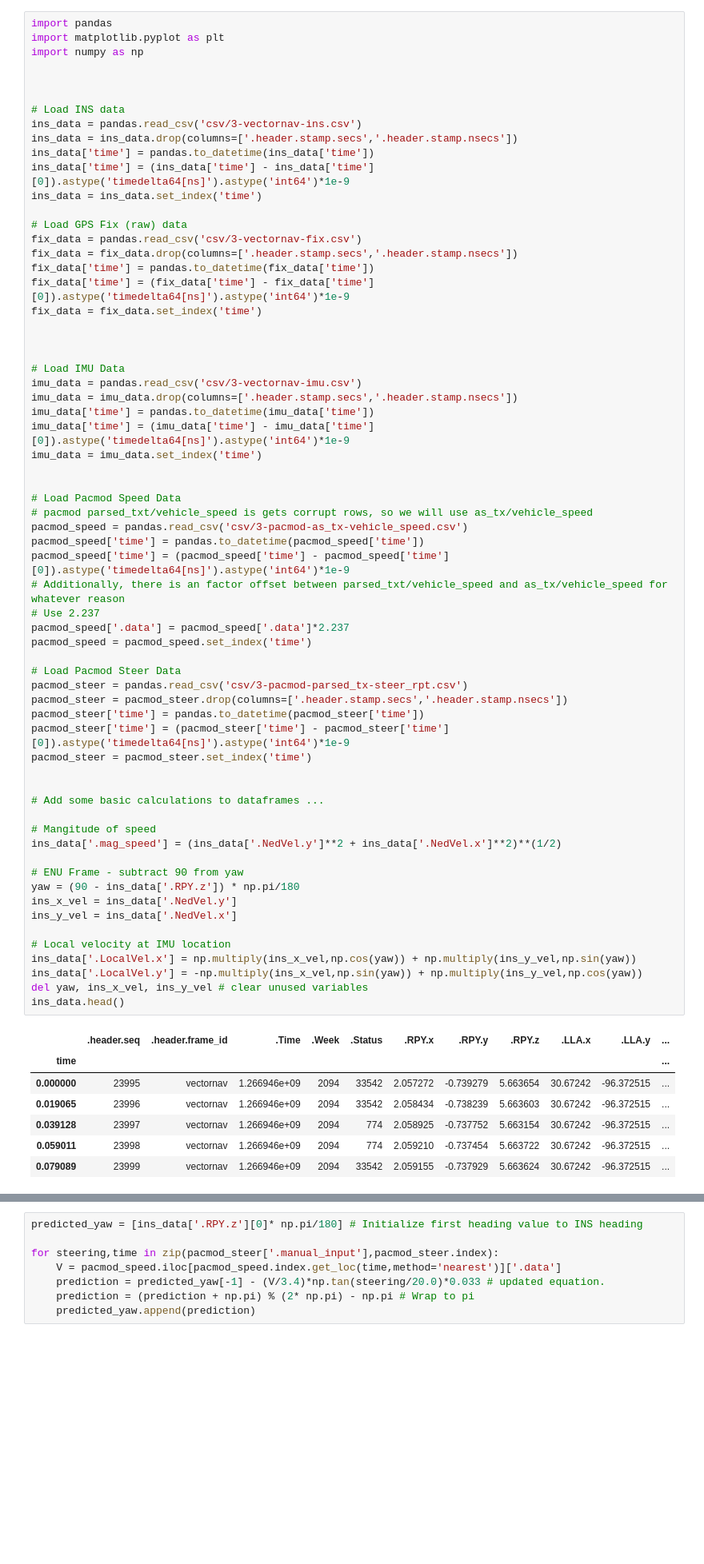
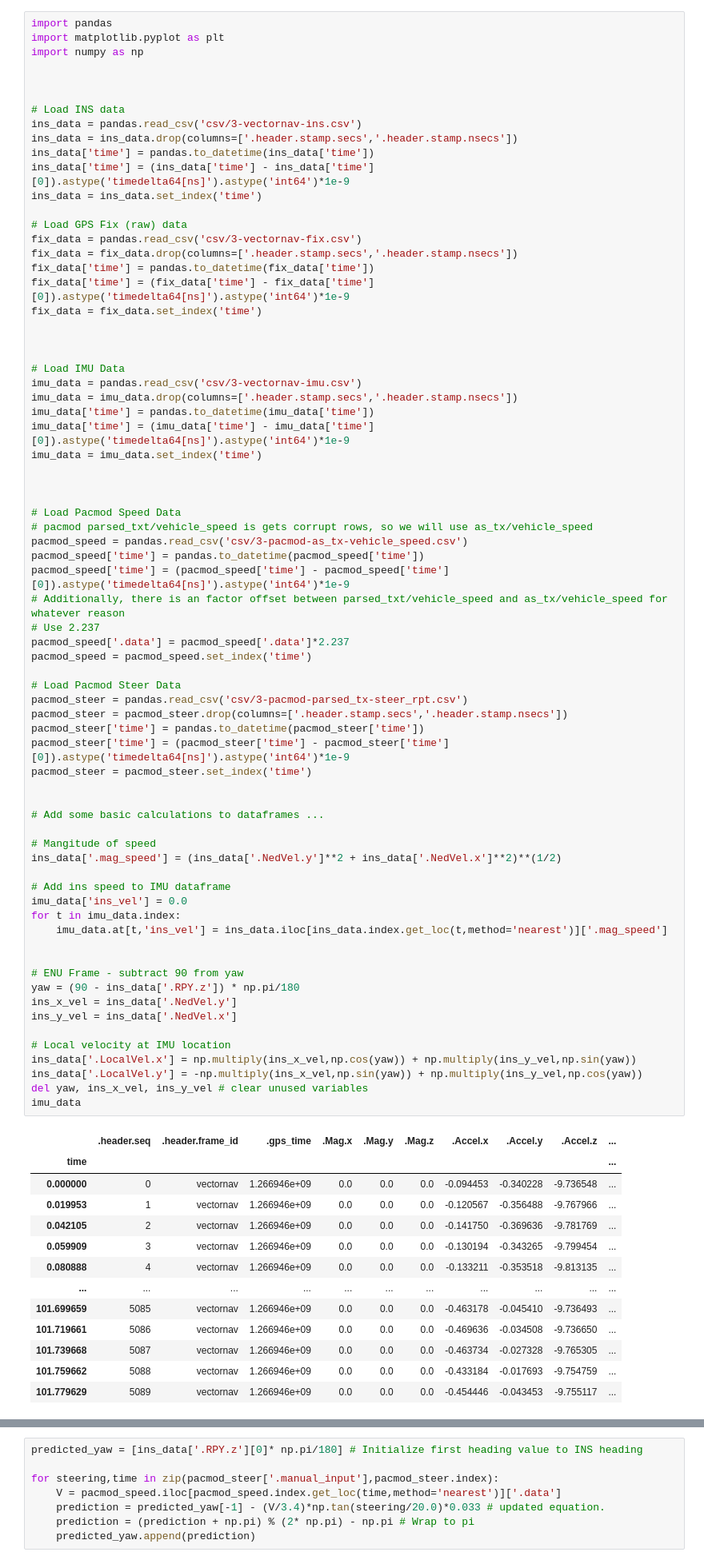
Before and after one commit to amirx96/golfcart-gps-odom-ekf, a Jupyter notebook: Notebooks/GPS & Pacmod Analysis/IMU Analysis-3.ipynb, the cells around one changed output, grey strips where cells are left out. Shown: that part at 80% size. Saved outputs shown, nothing was run; the diff lists cells and outputs as text; blank space fills up the shorter version.

```diff
--- a/Notebooks/GPS & Pacmod Analysis/IMU Analysis-3.ipynb
+++ b/Notebooks/GPS & Pacmod Analysis/IMU Analysis-3.ipynb
@@ -29,44 +29,57 @@ imu_data['time'] = (imu_data['time'] - imu_data['time'][0]).astype('timedelta64[
 imu_data = imu_data.set_index('time')
 
 
+
 # Load Pacmod Speed Data
 # pacmod parsed_txt/vehicle_speed is gets corrupt rows, so we will use as_tx/vehicle_speed
 pacmod_speed = pandas.read_csv('csv/3-pacmod-as_tx-vehicle_speed.csv')
 pacmod_speed['time'] = pandas.to_datetime(pacmod_speed['time'])
 pacmod_speed['time'] = (pacmod_speed['time'] - pacmod_speed['time'][0]).astype('timedelta64[ns]').astype('int64')*1e-9
 # Additionally, there is an factor offset between parsed_txt/vehicle_speed and as_tx/vehicle_speed for whatever reason
 # Use 2.237
 pacmod_speed['.data'] = pacmod_speed['.data']*2.237
 pacmod_speed = pacmod_speed.set_index('time')
 
 # Load Pacmod Steer Data
 pacmod_steer = pandas.read_csv('csv/3-pacmod-parsed_tx-steer_rpt.csv')
 pacmod_steer = pacmod_steer.drop(columns=['.header.stamp.secs','.header.stamp.nsecs'])
 pacmod_steer['time'] = pandas.to_datetime(pacmod_steer['time'])
 pacmod_steer['time'] = (pacmod_steer['time'] - pacmod_steer['time'][0]).astype('timedelta64[ns]').astype('int64')*1e-9
 pacmod_steer = pacmod_steer.set_index('time')
 
 
 # Add some basic calculations to dataframes ...
 
 # Mangitude of speed
 ins_data['.mag_speed'] = (ins_data['.NedVel.y']**2 + ins_data['.NedVel.x']**2)**(1/2)
 
+# Add ins speed to IMU dataframe
+imu_data['ins_vel'] = 0.0
+for t in imu_data.index:
+    imu_data.at[t,'ins_vel'] = ins_data.iloc[ins_data.index.get_loc(t,method='nearest')]['.mag_speed']
+
+
 # ENU Frame - subtract 90 from yaw
 yaw = (90 - ins_data['.RPY.z']) * np.pi/180
 ins_x_vel = ins_data['.NedVel.y']
 ins_y_vel = ins_data['.NedVel.x']
 
 # Local velocity at IMU location
 ins_data['.LocalVel.x'] = np.multiply(ins_x_vel,np.cos(yaw)) + np.multiply(ins_y_vel,np.sin(yaw))
 ins_data['.LocalVel.y'] = -np.multiply(ins_x_vel,np.sin(yaw)) + np.multiply(ins_y_vel,np.cos(yaw))
 del yaw, ins_x_vel, ins_y_vel # clear unused variables
-ins_data.head()
+imu_data
 # %% [output]
-|  | .header.seq | .header.frame_id | .Time | .Week | .Status | .RPY.x | .RPY.y | .RPY.z | .LLA.x | .LLA.y | ... |
-| time |  |  |  |  |  |  |  |  |  |  | ... |
-| 0.000000 | 23995 | vectornav | 1.266946e+09 | 2094 | 33542 | 2.057272 | -0.739279 | 5.663654 | 30.67242 | -96.372515 | ... |
-| 0.019065 | 23996 | vectornav | 1.266946e+09 | 2094 | 33542 | 2.058434 | -0.738239 | 5.663603 | 30.67242 | -96.372515 | ... |
-| 0.039128 | 23997 | vectornav | 1.266946e+09 | 2094 | 774 | 2.058925 | -0.737752 | 5.663154 | 30.67242 | -96.372515 | ... |
-| 0.059011 | 23998 | vectornav | 1.266946e+09 | 2094 | 774 | 2.059210 | -0.737454 | 5.663722 | 30.67242 | -96.372515 | ... |
-| 0.079089 | 23999 | vectornav | 1.266946e+09 | 2094 | 33542 | 2.059155 | -0.737929 | 5.663624 | 30.67242 | -96.372515 | ... |
+|  | .header.seq | .header.frame_id | .gps_time | .Mag.x | .Mag.y | .Mag.z | .Accel.x | .Accel.y | .Accel.z | ... |
+| time |  |  |  |  |  |  |  |  |  | ... |
+| 0.000000 | 0 | vectornav | 1.266946e+09 | 0.0 | 0.0 | 0.0 | -0.094453 | -0.340228 | -9.736548 | ... |
+| 0.019953 | 1 | vectornav | 1.266946e+09 | 0.0 | 0.0 | 0.0 | -0.120567 | -0.356488 | -9.767966 | ... |
+| 0.042105 | 2 | vectornav | 1.266946e+09 | 0.0 | 0.0 | 0.0 | -0.141750 | -0.369636 | -9.781769 | ... |
+| 0.059909 | 3 | vectornav | 1.266946e+09 | 0.0 | 0.0 | 0.0 | -0.130194 | -0.343265 | -9.799454 | ... |
+| 0.080888 | 4 | vectornav | 1.266946e+09 | 0.0 | 0.0 | 0.0 | -0.133211 | -0.353518 | -9.813135 | ... |
+| ... | ... | ... | ... | ... | ... | ... | ... | ... | ... | ... |
+| 101.699659 | 5085 | vectornav | 1.266946e+09 | 0.0 | 0.0 | 0.0 | -0.463178 | -0.045410 | -9.736493 | ... |
+| 101.719661 | 5086 | vectornav | 1.266946e+09 | 0.0 | 0.0 | 0.0 | -0.469636 | -0.034508 | -9.736650 | ... |
+| 101.739668 | 5087 | vectornav | 1.266946e+09 | 0.0 | 0.0 | 0.0 | -0.463734 | -0.027328 | -9.765305 | ... |
+| 101.759662 | 5088 | vectornav | 1.266946e+09 | 0.0 | 0.0 | 0.0 | -0.433184 | -0.017693 | -9.754759 | ... |
+| 101.779629 | 5089 | vectornav | 1.266946e+09 | 0.0 | 0.0 | 0.0 | -0.454446 | -0.043453 | -9.755117 | ... |
```
Also changed, not shown: parts of 14 cells of this notebook, 1 other file.
